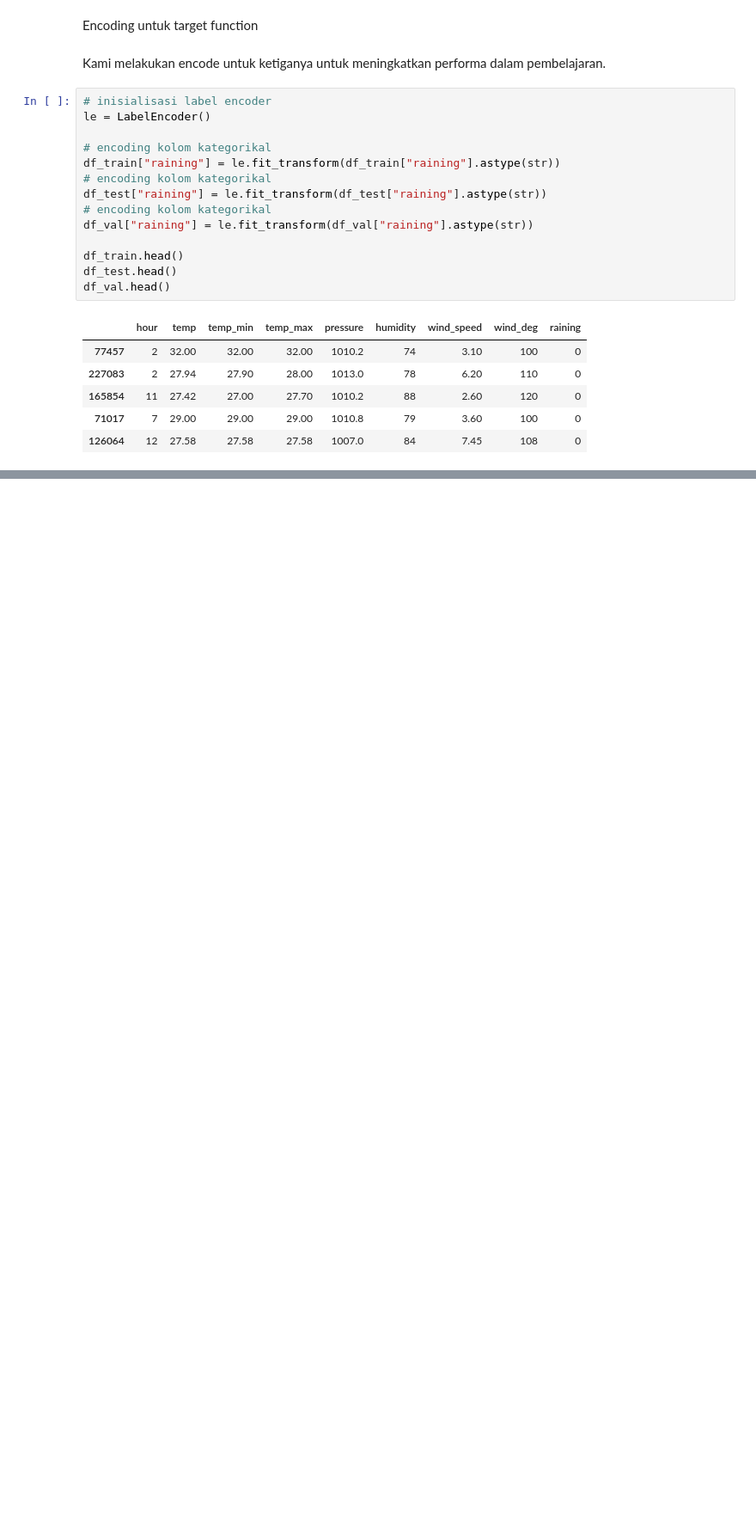
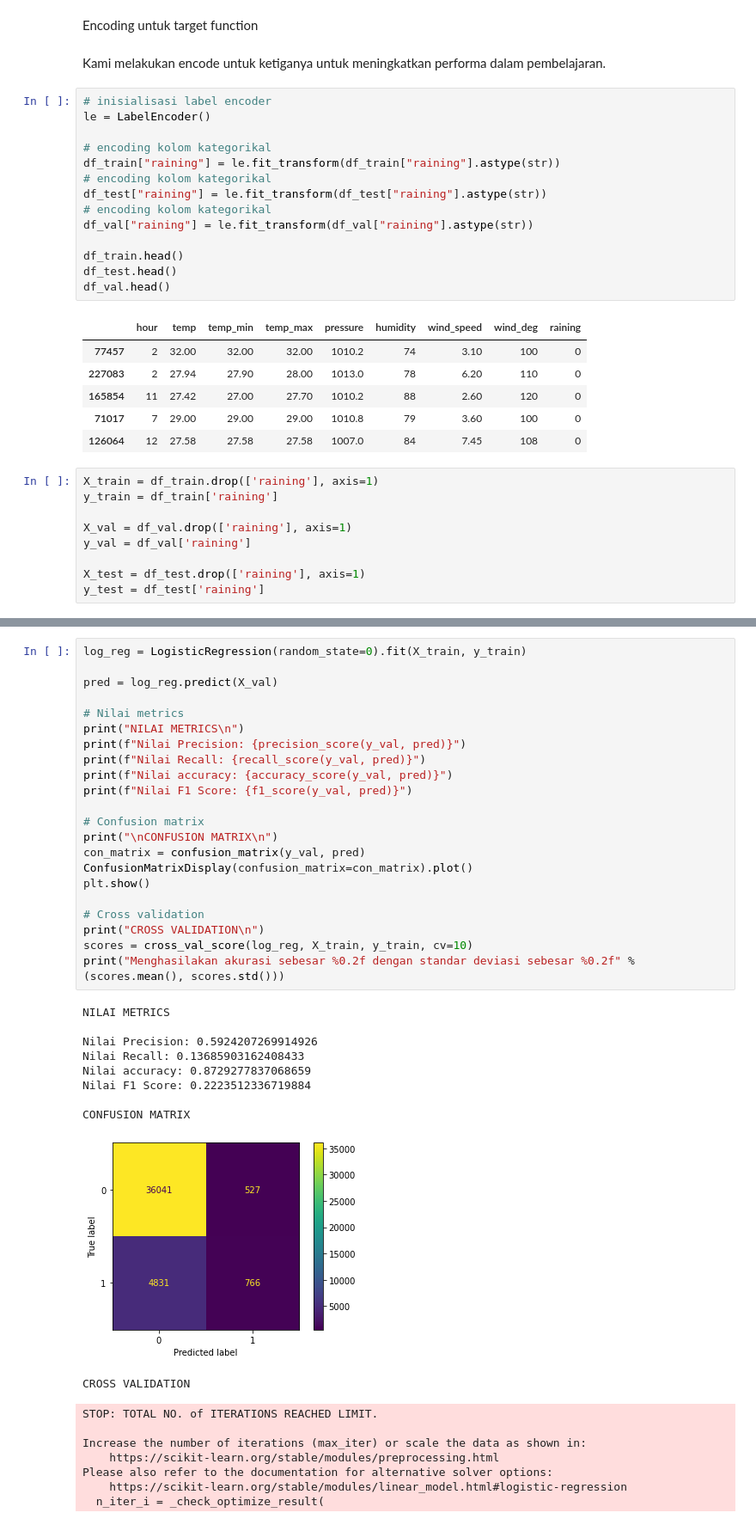
Before and after one commit to daffarg/tugas-praktikum-ml, a Jupyter notebook: PraktikumIF3270_M1_13520118_13520145.ipynb, the cells around one changed output, grey strips where cells are left out. Shown: that part at 86% size. Cells and saved outputs as stored; diff of their text form; blank space fills up the shorter version.

```diff
--- a/PraktikumIF3270_M1_13520118_13520145.ipynb
+++ b/PraktikumIF3270_M1_13520118_13520145.ipynb
@@ -634,3 +638,12 @@ df_val.head()
 | 165854 | 11 | 27.42 | 27.00 | 27.70 | 1010.2 | 88 | 2.60 | 120 | 0 |
 | 71017 | 7 | 29.00 | 29.00 | 29.00 | 1010.8 | 79 | 3.60 | 100 | 0 |
 | 126064 | 12 | 27.58 | 27.58 | 27.58 | 1007.0 | 84 | 7.45 | 108 | 0 |
+# %%
+X_train = df_train.drop(['raining'], axis=1)
+y_train = df_train['raining']
+
+X_val = df_val.drop(['raining'], axis=1)
+y_val = df_val['raining']
+
+X_test = df_test.drop(['raining'], axis=1)
+y_test = df_test['raining']
@@ -636,0 +652,40 @@ df_val.head()
+# %%
+log_reg = LogisticRegression(random_state=0).fit(X_train, y_train)
+
+pred = log_reg.predict(X_val)
+
+# Nilai metrics
+print("NILAI METRICS\n")
+print(f"Nilai Precision: {precision_score(y_val, pred)}")
+print(f"Nilai Recall: {recall_score(y_val, pred)}")
+print(f"Nilai accuracy: {accuracy_score(y_val, pred)}")
+print(f"Nilai F1 Score: {f1_score(y_val, pred)}")
+
+# Confusion matrix
+print("\nCONFUSION MATRIX\n")
+con_matrix = confusion_matrix(y_val, pred)
+ConfusionMatrixDisplay(confusion_matrix=con_matrix).plot()
+plt.show()
+
+# Cross validation
+print("CROSS VALIDATION\n")
+scores = cross_val_score(log_reg, X_train, y_train, cv=10)
+print("Menghasilakan akurasi sebesar %0.2f dengan standar deviasi sebesar %0.2f" % (scores.mean(), scores.std()))
+# %% [output]
+NILAI METRICS
+
+Nilai Precision: 0.5924207269914926
+Nilai Recall: 0.13685903162408433
+Nilai accuracy: 0.8729277837068659
+Nilai F1 Score: 0.2223512336719884
+
+CONFUSION MATRIX
+[figure, added]
+CROSS VALIDATION
+STOP: TOTAL NO. of ITERATIONS REACHED LIMIT.
+
+Increase the number of iterations (max_iter) or scale the data as shown in:
+    https://scikit-learn.org/stable/modules/preprocessing.html
+Please also refer to the documentation for alternative solver options:
+    https://scikit-learn.org/stable/modules/linear_model.html#logistic-regression
+  n_iter_i = _check_optimize_result(
```
Also changed, not shown: parts of 15 cells of this notebook.
